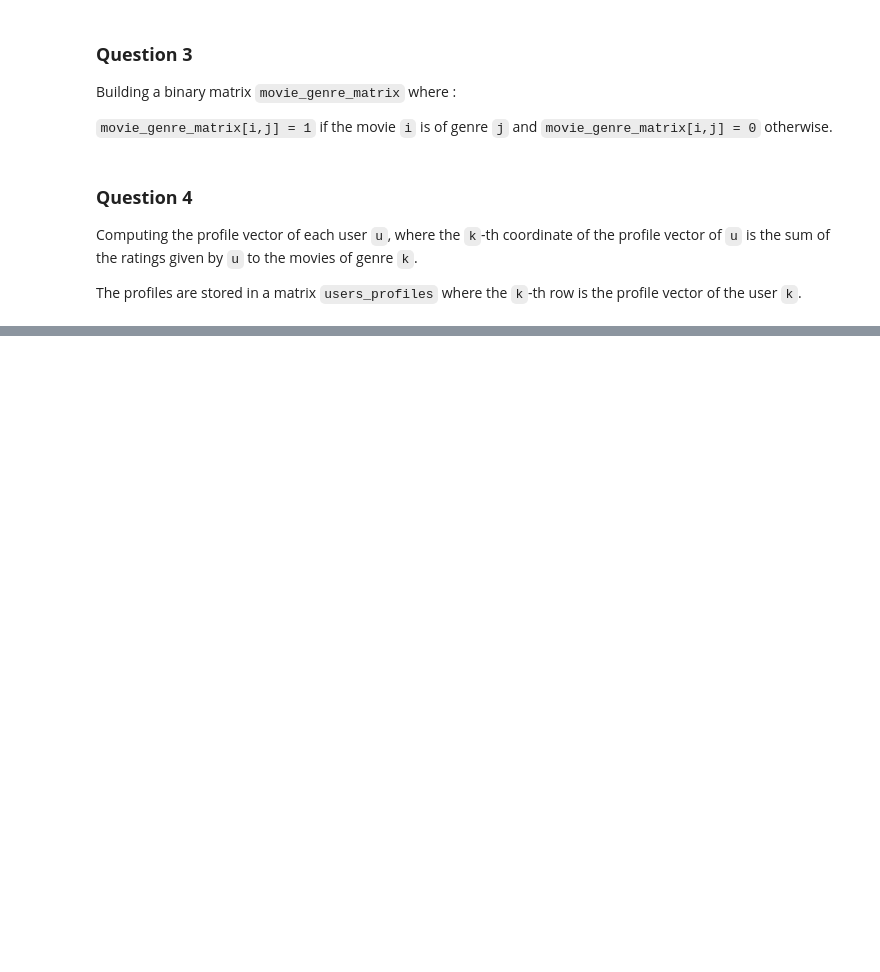
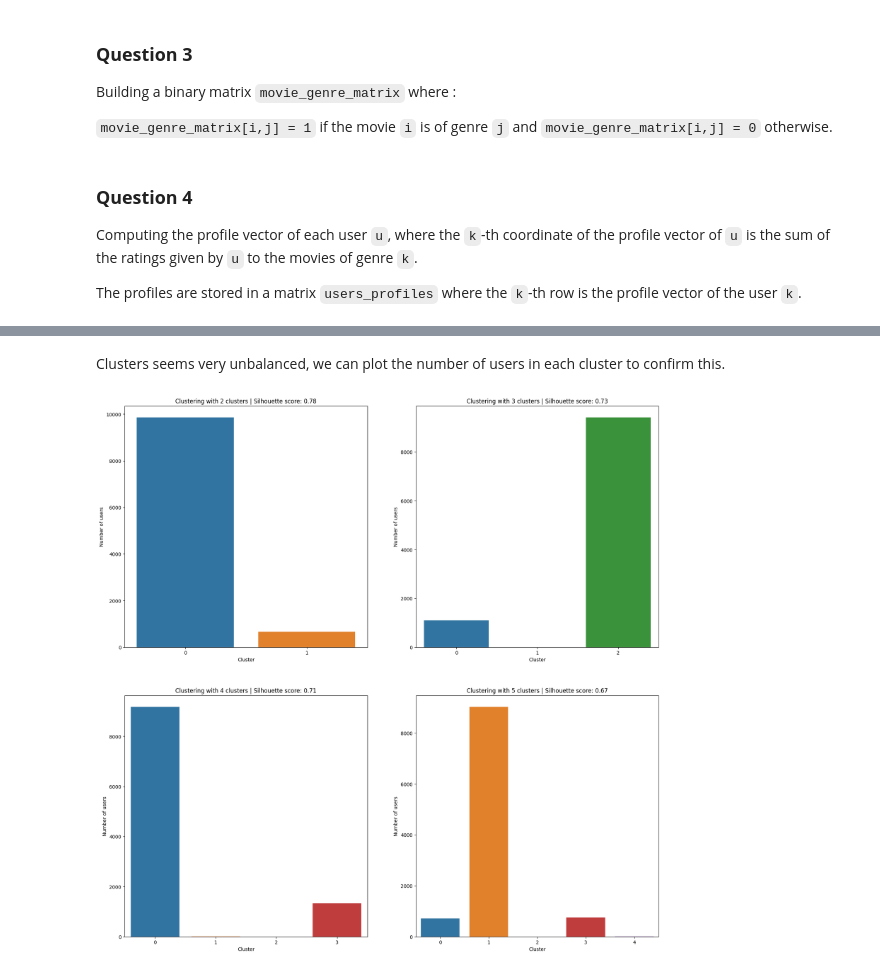
Before and after one commit to tom-sartori/IFT799, a Jupyter notebook: main.ipynb, the cells around one changed output, grey strips where cells are left out. Cells and saved outputs as stored; diff of their text form; code cells hidden in the pictures; blank space fills up the shorter version.

```diff
--- a/main.ipynb
+++ b/main.ipynb
@@ -99,0 +180,13 @@ for _, rating in ratings.iterrows():
+# %% [markdown]
+Clusters seems very unbalanced, we can plot the number of users in each cluster to confirm this.
+# %%
+# Plotting the distribution between the clusters for each clsutering
+fig, axes = plt.subplots(2, 2, figsize=(20, 20))
+for i, ax in enumerate(axes.flat):
+    sns.barplot(x=np.unique(labels[i], return_counts=True)[0], y=np.unique(labels[i], return_counts=True)[1], ax=ax)
+    ax.set_title(f'Clustering with {i + 2} clusters | Silhouette score: {round(silhouette_scores[i], 2)}')
+    ax.set_xlabel('Cluster')
+    ax.set_ylabel('Number of users')
+plt.show()
+# %% [output]
+[figure, added]
```
Also changed, not shown: parts of 8 cells of this notebook.
